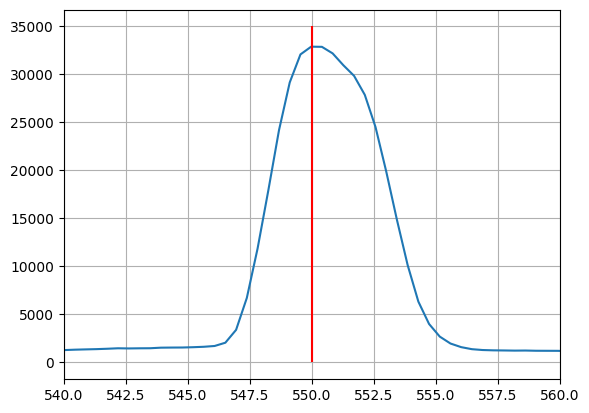
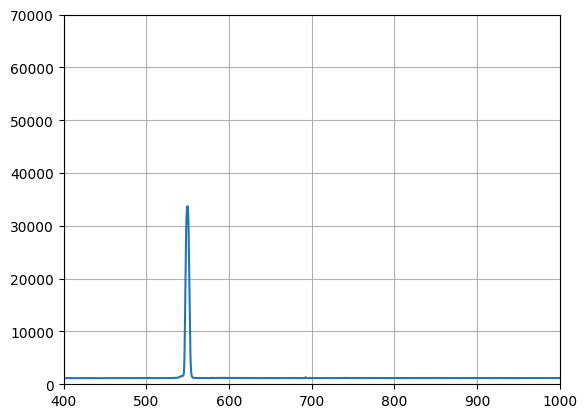
The change to this notebook cell's code, shown as a diff; its figure went from the first image to the second:
--- before
+++ after
@@ -1,5 +1,6 @@
 wl, counts = sp.snapshot()
 plt.plot(wl, counts)
-plt.xlim([540, 560])
-plt.vlines(550, 0, 35000, 'r')
+plt.xlim([400, 1000])
+plt.ylim([0, 70000])
+#plt.vlines(550, 0, 35000, 'r')
 plt.grid()

Commit: Lamp baseline is set up and tested